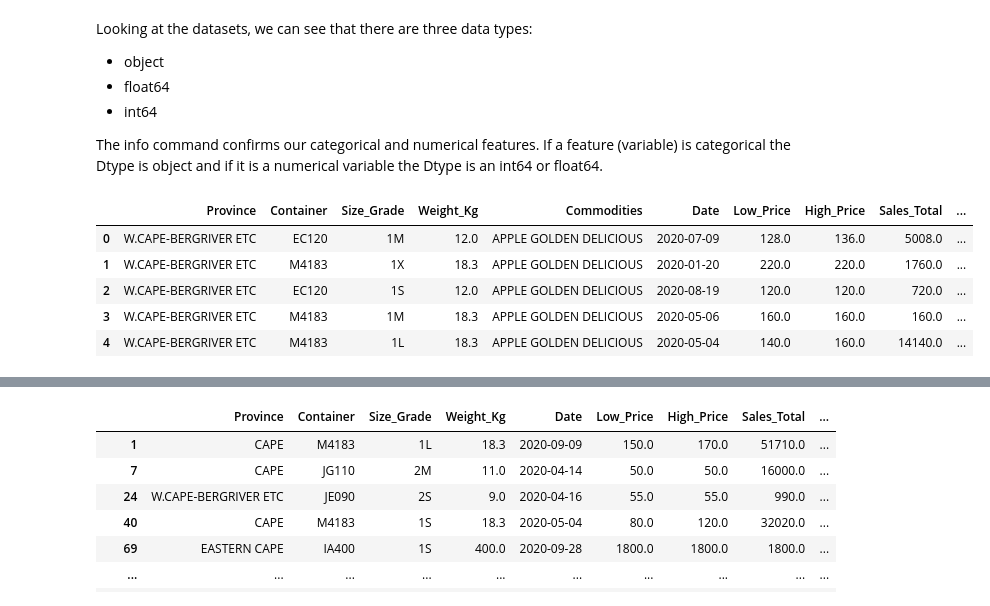
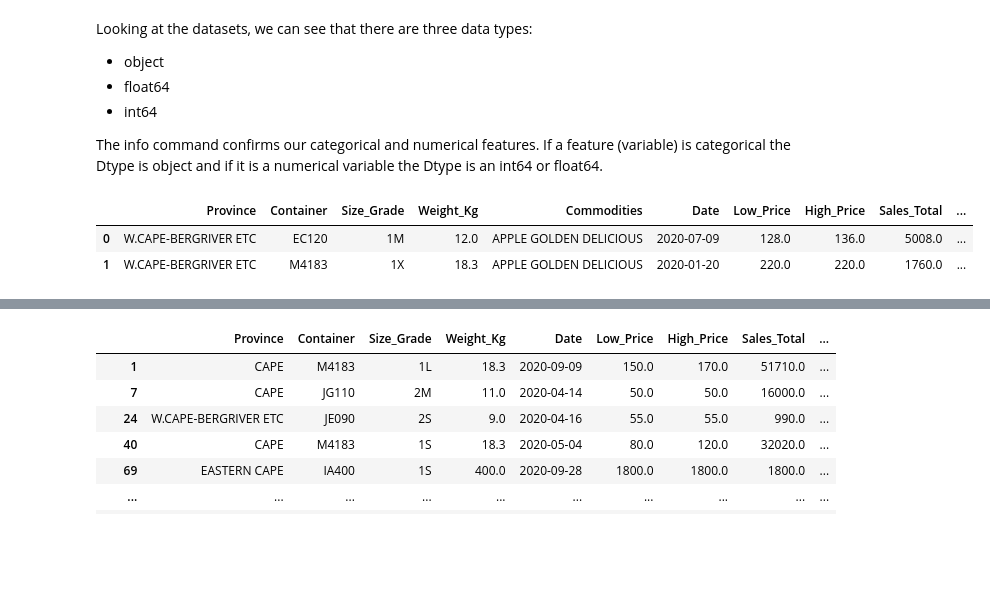
Before and after one commit to Cwaita/regression-apples-predict-api-template, a Jupyter notebook: Regression_Team_ZM2_DSFT.ipynb, the cells around one changed output, grey strips where cells are left out. Cells and saved outputs as stored; diff of their text form; code cells hidden in the pictures; blank space fills up the shorter version.

```diff
--- a/Regression_Team_ZM2_DSFT.ipynb
+++ b/Regression_Team_ZM2_DSFT.ipynb
@@ -207,16 +214,13 @@ The info command confirms our categorical and numerical features. If a feature (
 # %%
 # drop index for the test data, train data doesnt have index column
 df_test = df_test.drop('Index', axis=1)
 
 #display data in test dataset
-df_test.head()
+df_test.head(2)
 # %% [output]
 |  | Province | Container | Size_Grade | Weight_Kg | Commodities | Date | Low_Price | High_Price | Sales_Total | ... |
 | 0 | W.CAPE-BERGRIVER ETC | EC120 | 1M | 12.0 | APPLE GOLDEN DELICIOUS | 2020-07-09 | 128.0 | 136.0 | 5008.0 | ... |
 | 1 | W.CAPE-BERGRIVER ETC | M4183 | 1X | 18.3 | APPLE GOLDEN DELICIOUS | 2020-01-20 | 220.0 | 220.0 | 1760.0 | ... |
-| 2 | W.CAPE-BERGRIVER ETC | EC120 | 1S | 12.0 | APPLE GOLDEN DELICIOUS | 2020-08-19 | 120.0 | 120.0 | 720.0 | ... |
-| 3 | W.CAPE-BERGRIVER ETC | M4183 | 1M | 18.3 | APPLE GOLDEN DELICIOUS | 2020-05-06 | 160.0 | 160.0 | 160.0 | ... |
-| 4 | W.CAPE-BERGRIVER ETC | M4183 | 1L | 18.3 | APPLE GOLDEN DELICIOUS | 2020-05-04 | 140.0 | 160.0 | 14140.0 | ... |
 # %%
 #removing other commodities from the training dataset
 df_train_removal = df_train[df_train['Commodities'] == 'APPLE GOLDEN DELICIOUS']
```
Also changed, not shown: parts of 170 cells of this notebook.
